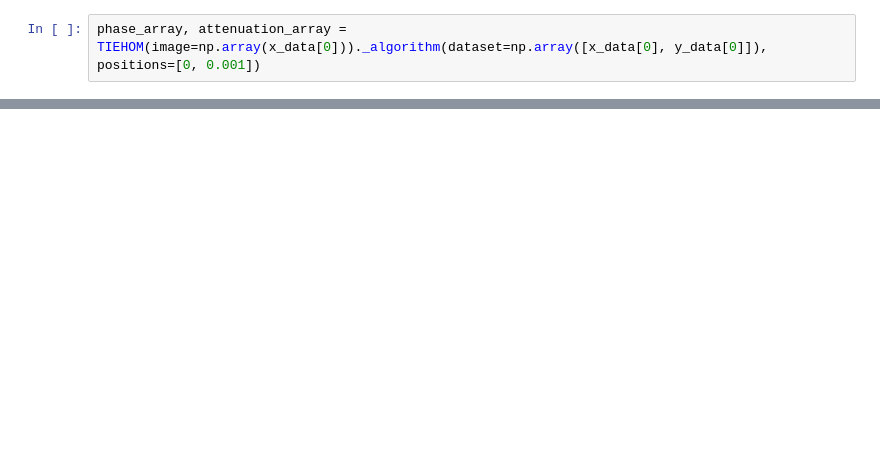
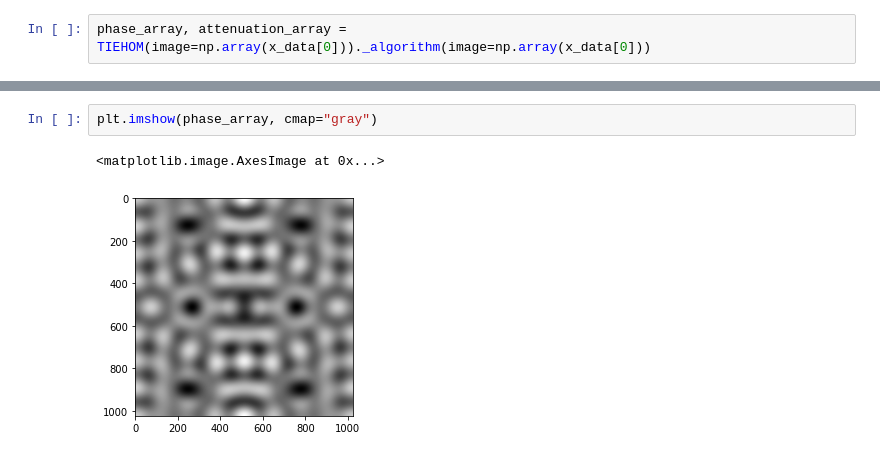
Before and after one commit to zechenl/narrow_unet, a Jupyter notebook: TIEHOM_paganin.ipynb, the cells around one changed output, grey strips where cells are left out. Saved outputs shown, nothing was run; the diff lists cells and outputs as text; blank space fills up the shorter version.

Commit message:
Add prediction at 0mm from 1mm using TIEHOM

```diff
--- a/TIEHOM_paganin.ipynb
+++ b/TIEHOM_paganin.ipynb
@@ -163,2 +76,2 @@ class TIEHOM:
 # %%
-phase_array, attenuation_array = TIEHOM(image=np.array(x_data[0]))._algorithm(dataset=np.array([x_data[0], y_data[0]]), positions=[0, 0.001])
+phase_array, attenuation_array = TIEHOM(image=np.array(x_data[0]))._algorithm(image=np.array(x_data[0]))
@@ -182,0 +90,5 @@ ne.plot.slices([phase_array[1], attenuation_array[1]],
+# %%
+plt.imshow(phase_array, cmap="gray")
+# %% [output]
+<matplotlib.image.AxesImage at 0x...>
+[figure, added]
```
Also changed, not shown: parts of 12 cells of this notebook.
